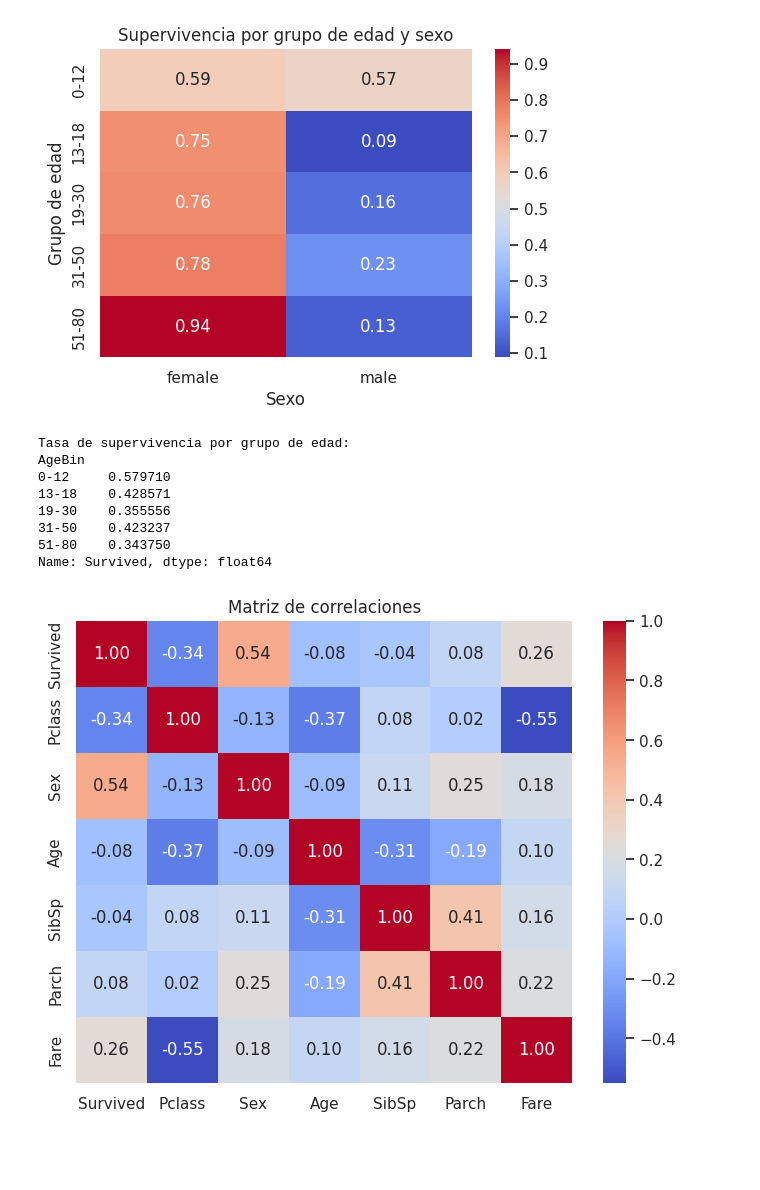
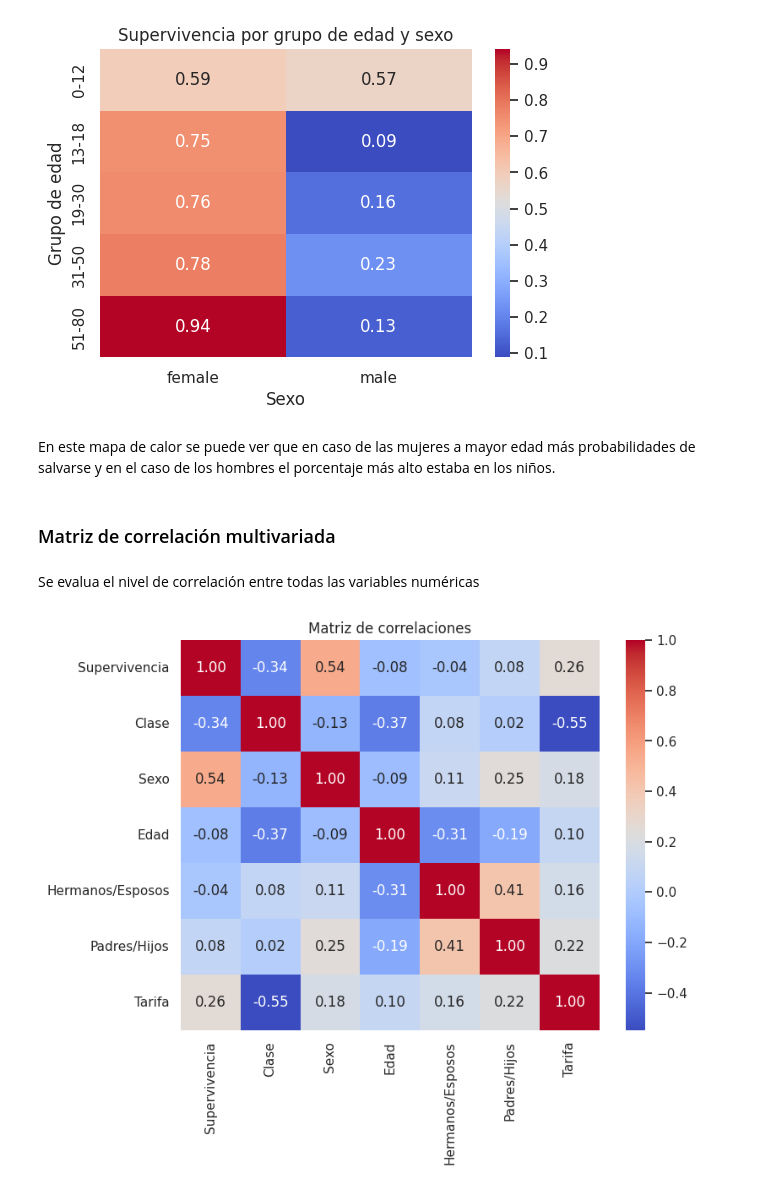
Before and after one commit to rhorbe/dss-titanic, a Jupyter notebook: data/1. eda.ipynb, the cells around one changed output. Cells and saved outputs as stored; diff of their text form; code cells hidden in the pictures; blank space fills up the shorter version.

```diff
--- a/data/1. eda.ipynb
+++ b/data/1. eda.ipynb
@@ -57,8 +57,10 @@ def translate(col):
         "Embarked": "Embarque",
         "FamilySize": "Tamaño Familia",
         "IsAlone": "Viaja Solo",
+        "Embarked_P": "Embarque P",
         "Embarked_Q": "Embarque Q",
         "Embarked_S": "Embarque S",
+        "Pclass_1": "Clase 1",
         "Pclass_2": "Clase 2",
         "Pclass_3": "Clase 3",
     }.get(col, col)
@@ -713,32 +676,29 @@ plt.ylabel("Grupo de edad")
 plt.show()
 # %% [output]
 [figure]
-# %%
-print("\nTasa de supervivencia por grupo de edad:")
-print(df.groupby("AgeBin", observed=False)["Survived"].mean())
-# %% [output]
-Tasa de supervivencia por grupo de edad:
-AgeBin
-0-12     0.579710
-13-18    0.428571
-19-30    0.355556
-31-50    0.423237
-51-80    0.343750
-Name: Survived, dtype: float64
+# %% [markdown]
+En este mapa de calor se puede ver que en caso de las mujeres a mayor edad más probabilidades de salvarse y en el caso de los hombres el porcentaje más alto estaba en los niños.
+# %% [markdown]
+### Matriz de correlación multivariada
+# %% [markdown]
+Se evalua el nivel de correlación entre todas las variables numéricas
 # %%
 # Copia del DataFrame para codificar variables
 df_corr = df.copy()
 
 # Codificar Sex como variable numérica
 df_corr["Sex"] = df_corr["Sex"].map({"male": 0, "female": 1})
 
 # Seleccionamos algunas columnas numéricas relevantes
 corr_cols = ["Survived", "Pclass", "Sex", "Age", "SibSp", "Parch", "Fare"]
 corr_matrix = df_corr[corr_cols].corr()
 
+corr_matrix.index = [translate(col) for col in corr_matrix.index]
+corr_matrix.columns = [translate(col) for col in corr_matrix.columns]
+
 plt.figure(figsize=(8,6))
 sns.heatmap(corr_matrix, annot=True, cmap="coolwarm", fmt=".2f")
 plt.title("Matriz de correlaciones")
 plt.show()
 # %% [output]
-[figure, old version]
+[figure, new version]
```
Also changed, not shown: parts of 5 cells of this notebook.
